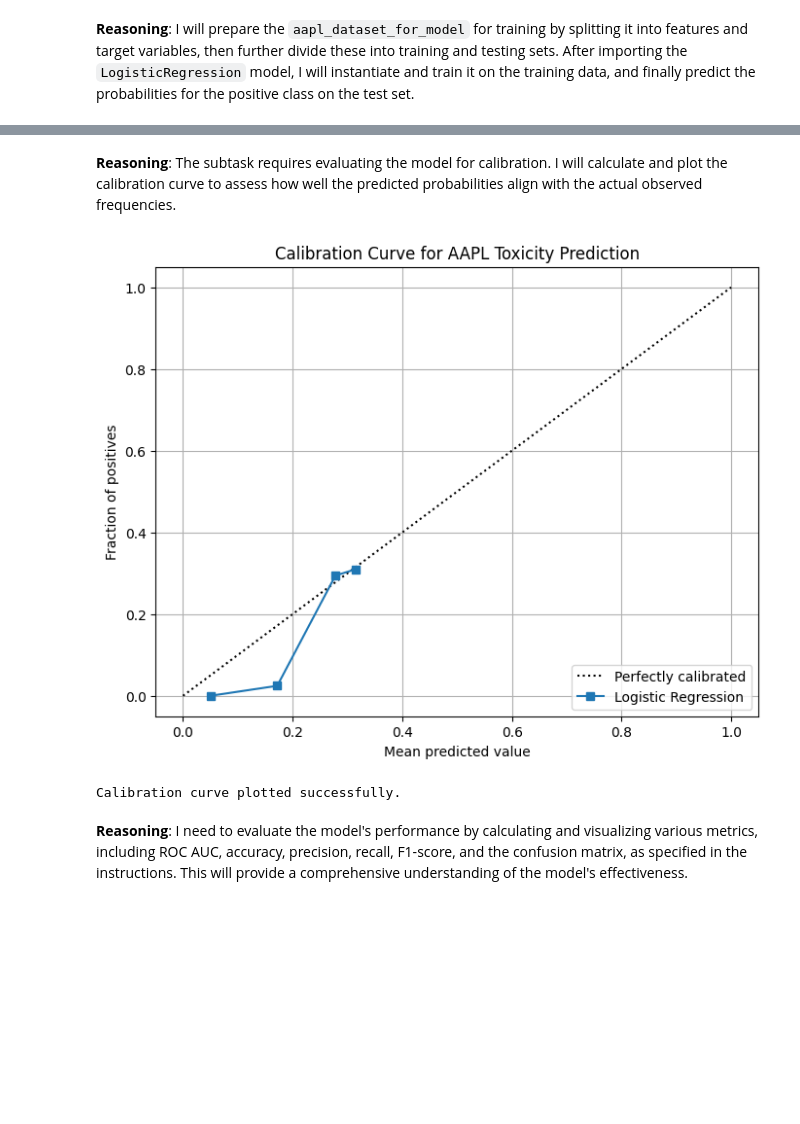
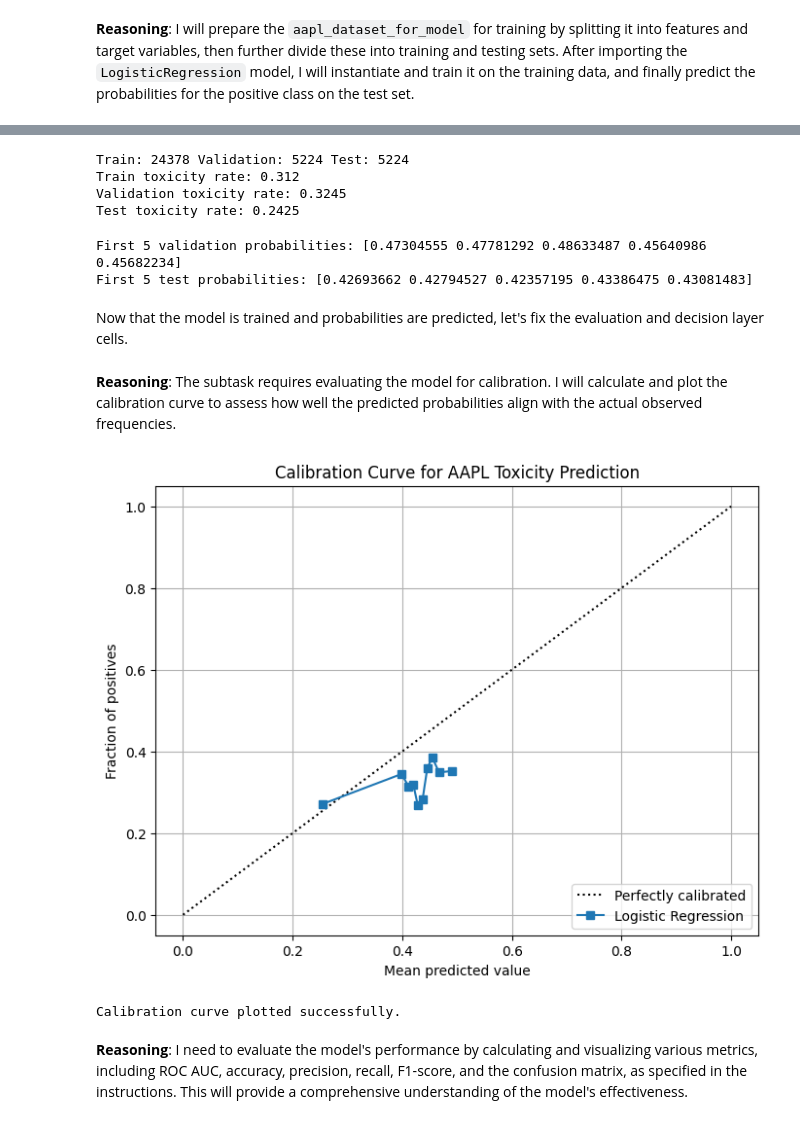
Before and after one commit to Selaric/toxic_flow_execution_agent, a Jupyter notebook: toxic_flow_execution_agent.ipynb, the cells around one changed output, grey strips where cells are left out. Drawn from its saved outputs; the diff is of its cells as text; code cells hidden in the pictures; blank space fills up the shorter version.

```diff
--- a/toxic_flow_execution_agent.ipynb
+++ b/toxic_flow_execution_agent.ipynb
@@ -641,27 +613,91 @@ First 5 predicted probabilities: [0.22746165 0.32115921 0.28372094 0.30998857 0.
+# %%
+import numpy as np
+import pandas as pd
+
+from sklearn.pipeline import Pipeline
+from sklearn.preprocessing import StandardScaler
+from sklearn.linear_model import LogisticRegression
+
+model_df = (
+    aapl_labeled[feature_columns + ["label", "time"]]
+    .sort_values("time")
+    .reset_index(drop=True)
+)
+
+# Exclude the initial rolling-window rows if they were
+# assigned artificial zero values during feature creation.
+model_df = model_df.iloc[49:].reset_index(drop=True)
+
+
+
+X = model_df[feature_columns].copy()
+y = model_df["label"].astype(int).copy()
+
+# Chronological 70% train, 15% validation, 15% test
+n = len(model_df)
+train_end = int(n * 0.70)
+val_end = int(n * 0.85)
+
+X_train, y_train = X.iloc[:train_end], y.iloc[:train_end]
+X_val, y_val = X.iloc[train_end:val_end], y.iloc[train_end:val_end]
+X_test, y_test = X.iloc[val_end:], y.iloc[val_end:]
+
+print("Train:", len(X_train), "Validation:", len(X_val), "Test:", len(X_test))
+print("Train toxicity rate:", round(y_train.mean(), 4))
+print("Validation toxicity rate:", round(y_val.mean(), 4))
+print("Test toxicity rate:", round(y_test.mean(), 4))
+# %% [output]
+Train: 24378 Validation: 5224 Test: 5224
+Train toxicity rate: 0.312
+Validation toxicity rate: 0.3245
+Test toxicity rate: 0.2425
+# %%
+pipeline = Pipeline([
+    ('scaler', StandardScaler()), # Automatically normalizes raw depths and imbalances
+    ('logreg', LogisticRegression(C=10.0, class_weight='balanced', solver='liblinear'))
+])
+
+
+pipeline.fit(X_train, y_train)
+
+val_proba = pipeline.predict_proba(X_val)[:, 1]
+y_pred_proba = pipeline.predict_proba(X_test)[:, 1]
+
+print(f"First 5 validation probabilities: {val_proba[:5]}")
+print(f"First 5 test probabilities: {y_pred_proba[:5]}")
+# %% [output]
+First 5 validation probabilities: [0.47304555 0.47781292 0.48633487 0.45640986 0.45682234]
+First 5 test probabilities: [0.42693662 0.42794527 0.42357195 0.43386475 0.43081483]
+# %% [markdown]
+Now that the model is trained and probabilities are predicted, let's fix the evaluation and decision layer cells.
 # %% [markdown]
 **Reasoning**:
 The subtask requires evaluating the model for calibration. I will calculate and plot the calibration curve to assess how well the predicted probabilities align with the actual observed frequencies.
 # %%
 from sklearn.calibration import calibration_curve
 import matplotlib.pyplot as plt
 
 # Calculate calibration curve data
-fraction_of_positives, mean_predicted_value = calibration_curve(y_test, y_pred_proba, n_bins=10)
-
+fraction_of_positives, mean_predicted_value = calibration_curve(
+    y_val,
+    val_proba,
+    n_bins=10,
+    strategy="quantile"
+)
 # Plot the calibration curve
 plt.figure(figsize=(8, 6))
 plt.plot([0, 1], [0, 1], 'k:', label='Perfectly calibrated') # Perfectly calibrated line
 plt.plot(mean_predicted_value, fraction_of_positives, 's-', label='Logistic Regression')
 plt.xlabel('Mean predicted value')
 plt.ylabel('Fraction of positives')
 plt.title('Calibration Curve for AAPL Toxicity Prediction')
 plt.legend(loc='lower right')
 plt.grid(True)
 plt.show()
 
 print("Calibration curve plotted successfully.")
 # %% [output]
-[figure, old version]
+[figure, new version]
 Calibration curve plotted successfully.
 # %% [markdown]
 **Reasoning**:
```
Also changed, not shown: parts of 47 cells of this notebook.
